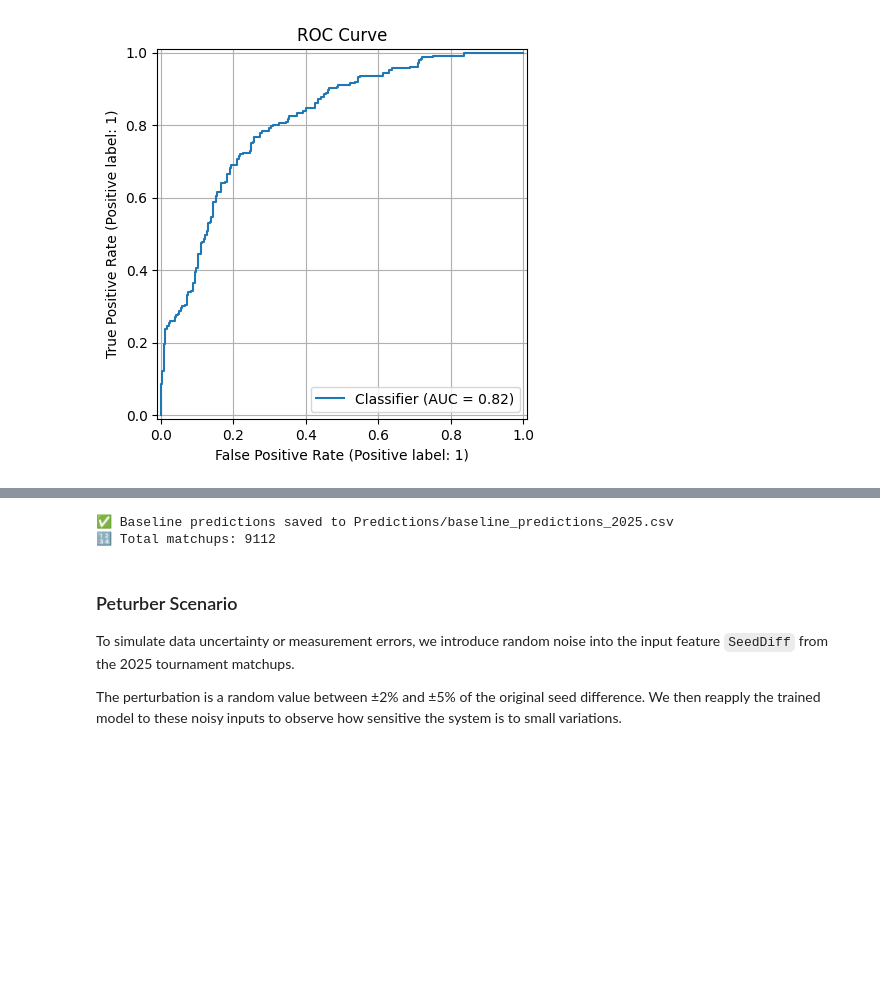
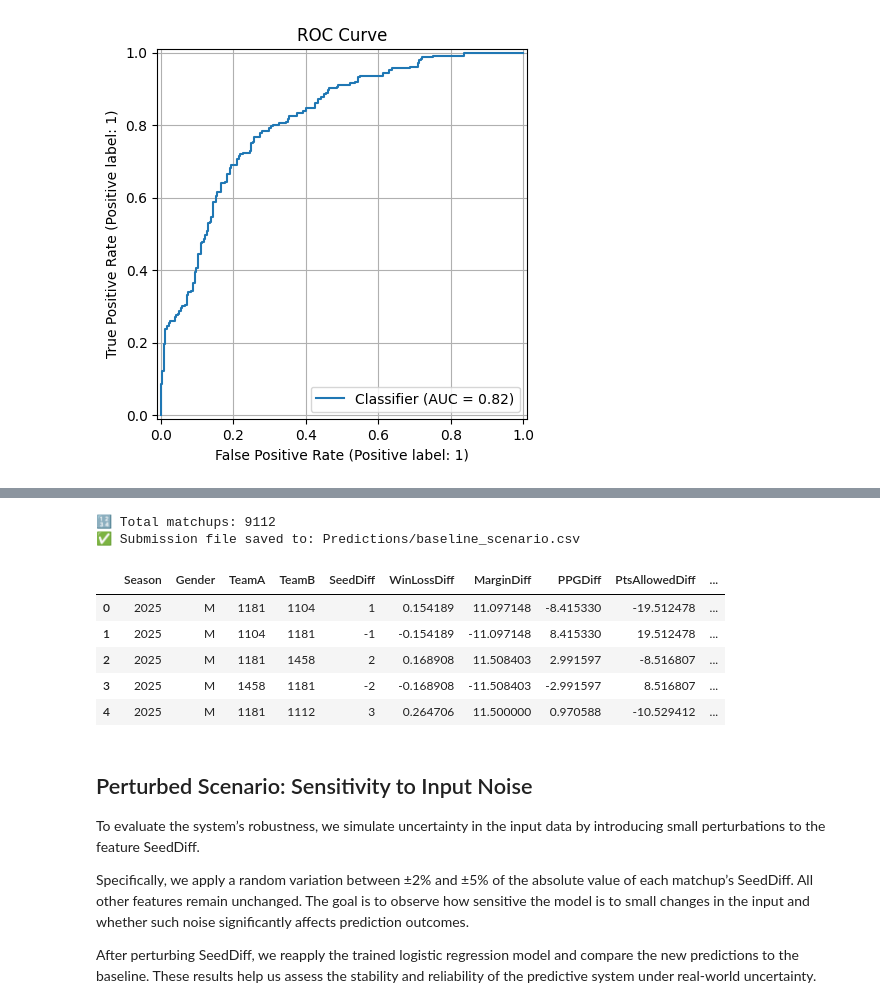
Before and after one commit to xsarias/Basketball-Tournament-Prediction-System, a Jupyter notebook: Simulations/TournamentPrediction.ipynb, the cells around one changed output, grey strips where cells are left out. Drawn from its saved outputs; the diff is of its cells as text; code cells hidden in the pictures; blank space fills up the shorter version.

```diff
--- a/Simulations/TournamentPrediction.ipynb
+++ b/Simulations/TournamentPrediction.ipynb
@@ -496,43 +505,71 @@ for gender in seeds_2025["Gender"].unique():
             "TeamB": teamB,
             "SeedDiff": sB - sA,
             "WinLossDiff": statsA["WinLossRatio"].values[0] - statsB["WinLossRatio"].values[0],
             "MarginDiff": statsA["ScoringMargin"].values[0] - statsB["ScoringMargin"].values[0],
             "PPGDiff": statsA["AvgPointsScored"].values[0] - statsB["AvgPointsScored"].values[0],
             "PtsAllowedDiff": statsA["AvgPointsAllowed"].values[0] - statsB["AvgPointsAllowed"].values[0],
         }
 
         # Mirror the matchup (TeamB vs TeamA)
         row_mirror = row.copy()
         row_mirror["TeamA"] = teamB
         row_mirror["TeamB"] = teamA
         row_mirror["SeedDiff"] *= -1
         row_mirror["WinLossDiff"] *= -1
         row_mirror["MarginDiff"] *= -1
         row_mirror["PPGDiff"] *= -1
         row_mirror["PtsAllowedDiff"] *= -1
 
         baseline_rows.extend([row, row_mirror])
 
 # 3. Create DataFrame with all matchups
 baseline_df = pd.DataFrame(baseline_rows)
 
 # 4. Predict win probabilities using the trained model
 features = ["SeedDiff", "WinLossDiff", "MarginDiff", "PPGDiff", "PtsAllowedDiff"]
 baseline_df["Pred"] = model.predict_proba(baseline_df[features])[:, 1]
 
-# 5. Save to CSV
-baseline_df.to_csv("Predictions/baseline_predictions_2025.csv", index=False)
-print("✅ Baseline predictions saved to Predictions/baseline_predictions_2025.csv")
+
 print("🔢 Total matchups:", len(baseline_df))
+
+
+
+# Load the baseline predictions for 2025 (adjust path if needed)
+baseline_df["Season"] = 2025
+
+# Create ID in Kaggle format: Season_TeamA_TeamB
+baseline_df["ID"] = baseline_df["Season"].astype(str) + "_" + \
+                    baseline_df["TeamA"].astype(str) + "_" + \
+                    baseline_df["TeamB"].astype(str)
+
+
+if "Pred" not in baseline_df.columns and "Prediction" in baseline_df.columns:
+    baseline_df.rename(columns={"Prediction": "Pred"}, inplace=True)
+
+submission_df = baseline_df[["ID", "Pred"]]
+
+# Save to CSV
+submission_df.to_csv("Predictions/baseline_scenario.csv", index=False)
+print("✅ Submission file saved to: Predictions/baseline_scenario.csv")
+
+baseline_df.head()
 # %% [output]
-✅ Baseline predictions saved to Predictions/baseline_predictions_2025.csv
 🔢 Total matchups: 9112
+✅ Submission file saved to: Predictions/baseline_scenario.csv
+|  | Season | Gender | TeamA | TeamB | SeedDiff | WinLossDiff | MarginDiff | PPGDiff | PtsAllowedDiff | ... |
+| 0 | 2025 | M | 1181 | 1104 | 1 | 0.154189 | 11.097148 | -8.415330 | -19.512478 | ... |
+| 1 | 2025 | M | 1104 | 1181 | -1 | -0.154189 | -11.097148 | 8.415330 | 19.512478 | ... |
+| 2 | 2025 | M | 1181 | 1458 | 2 | 0.168908 | 11.508403 | 2.991597 | -8.516807 | ... |
+| 3 | 2025 | M | 1458 | 1181 | -2 | -0.168908 | -11.508403 | -2.991597 | 8.516807 | ... |
+| 4 | 2025 | M | 1181 | 1112 | 3 | 0.264706 | 11.500000 | 0.970588 | -10.529412 | ... |
 # %% [markdown]
-### Peturber Scenario
+## Perturbed Scenario: Sensitivity to Input Noise
 
-To simulate data uncertainty or measurement errors, we introduce random noise into the input feature `SeedDiff` from the 2025 tournament matchups.
+To evaluate the system’s robustness, we simulate uncertainty in the input data by introducing small perturbations to the feature SeedDiff.
 
-The perturbation is a random value between ±2% and ±5% of the original seed difference. We then reapply the trained model to these noisy inputs to observe how sensitive the system is to small variations.
+Specifically, we apply a random variation between ±2% and ±5% of the absolute value of each matchup’s SeedDiff. All other features remain unchanged. The goal is to observe how sensitive the model is to small changes in the input and whether such noise significantly affects prediction outcomes.
+
+After perturbing SeedDiff, we reapply the trained logistic regression model and compare the new predictions to the baseline. These results help us assess the stability and reliability of the predictive system under real-world uncertainty.
 # %%
 import numpy as np
 
```
Also changed, not shown: parts of 9 cells of this notebook, 7 other files.
